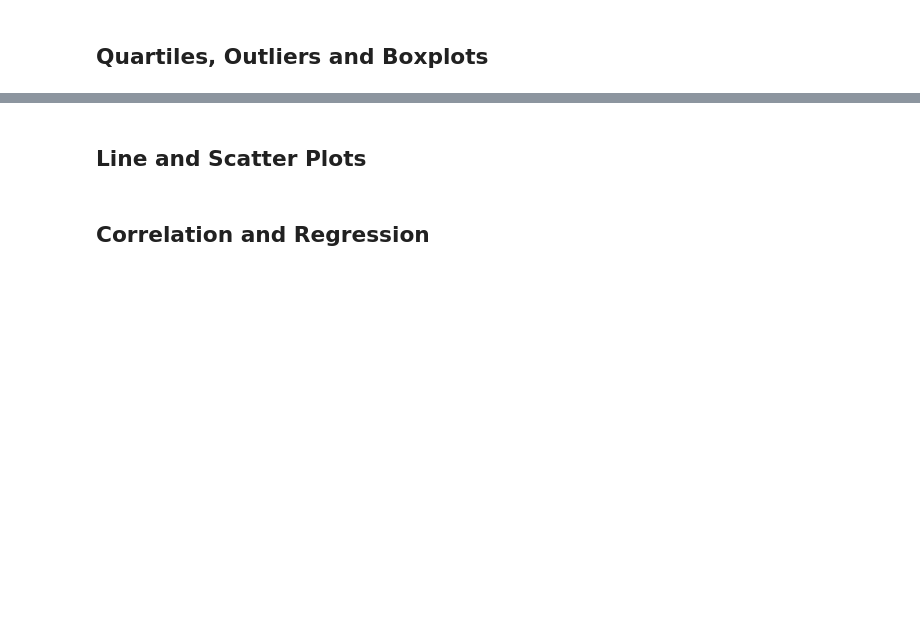
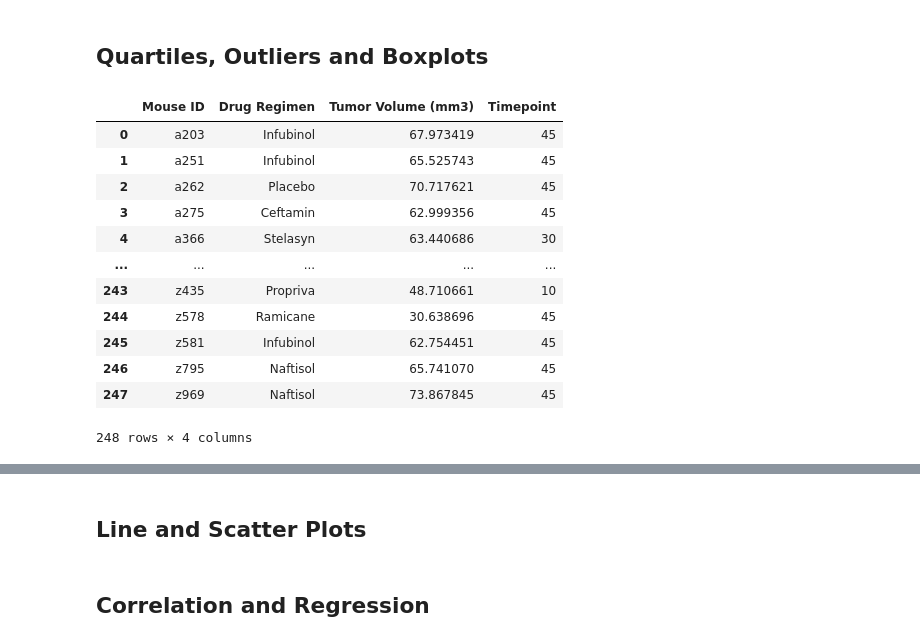
Before and after one commit to katrinamarie1020/Matplotlib_Challenge, a Jupyter notebook: Pymaceuticals/pymaceuticals_starter.ipynb, the cells around one changed output, grey strips where cells are left out. Saved outputs shown, nothing was run; the diff lists cells and outputs as text; code cells hidden in the pictures; blank space fills up the shorter version.

```diff
--- a/Pymaceuticals/pymaceuticals_starter.ipynb
+++ b/Pymaceuticals/pymaceuticals_starter.ipynb
@@ -198,10 +197,28 @@ plt.pie(sizes, explode=explode, labels=labels, colors=colors,
 # %%
 # Calculate the final tumor volume of each mouse across four of the treatment regimens:
 # Capomulin, Ramicane, Infubinol, and Ceftamin
-
+drug_df = clean_df[["Mouse ID", "Drug Regimen", "Tumor Volume (mm3)", "Timepoint"]]
+drug_df.head()
 # Start by getting the last (greatest) timepoint for each mouse
-
+mouse_time_group = drug_df.groupby("Mouse ID")["Timepoint"].max()
+mouse_time_df = mouse_time_group.to_frame().reset_index()
 
 # Merge this group df with the original dataframe to get the tumor volume at the last timepoint
+merged_df = pd.merge(drug_df, mouse_time_df, on=("Timepoint", "Mouse ID"), how="right")
+merged_df
+# %% [output]
+|  | Mouse ID | Drug Regimen | Tumor Volume (mm3) | Timepoint |
+| 0 | a203 | Infubinol | 67.973419 | 45 |
+| 1 | a251 | Infubinol | 65.525743 | 45 |
+| 2 | a262 | Placebo | 70.717621 | 45 |
+| 3 | a275 | Ceftamin | 62.999356 | 45 |
+| 4 | a366 | Stelasyn | 63.440686 | 30 |
+| ... | ... | ... | ... | ... |
+| 243 | z435 | Propriva | 48.710661 | 10 |
+| 244 | z578 | Ramicane | 30.638696 | 45 |
+| 245 | z581 | Infubinol | 62.754451 | 45 |
+| 246 | z795 | Naftisol | 65.741070 | 45 |
+| 247 | z969 | Naftisol | 73.867845 | 45 |
+248 rows × 4 columns
 # %%
 # Put treatments into a list for for loop (and later for plot labels)
```
Also changed, not shown: parts of 9 cells of this notebook, 3 other files.
